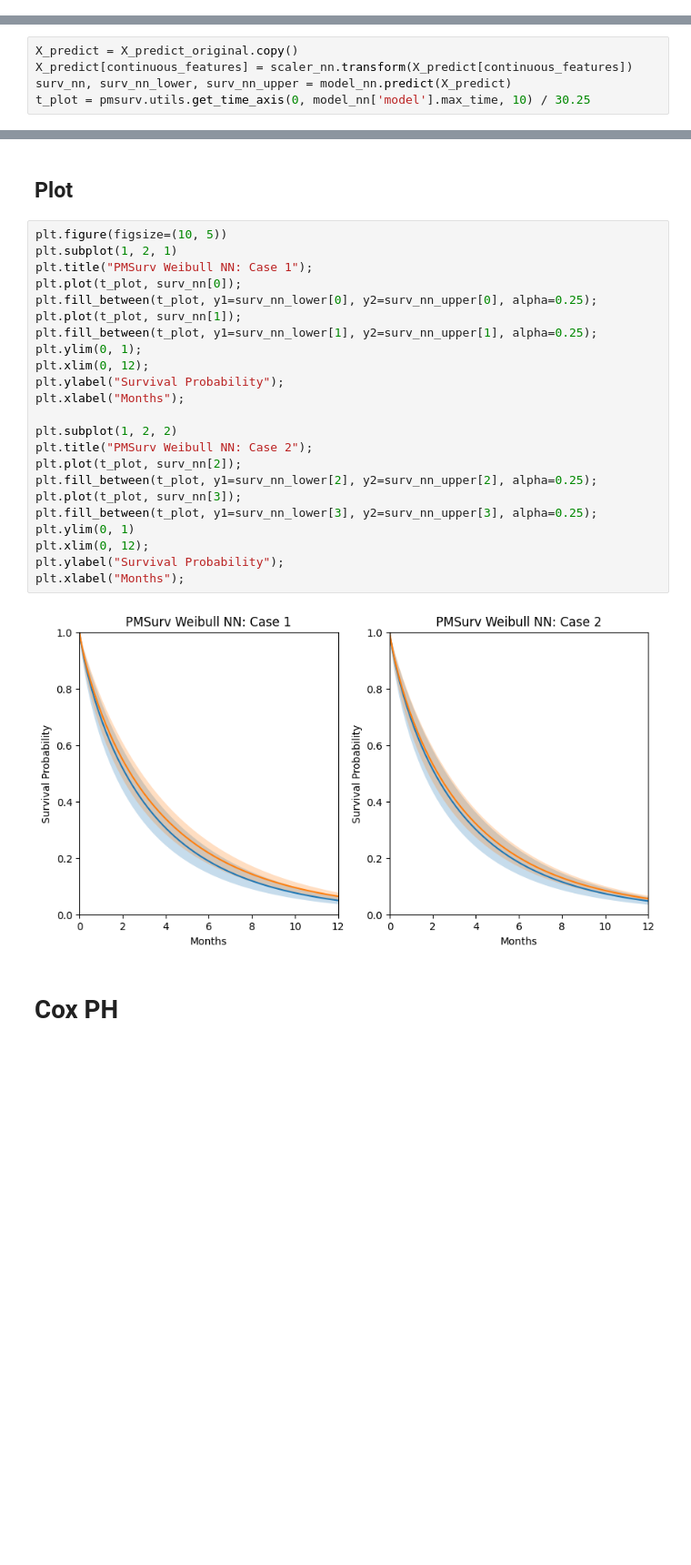
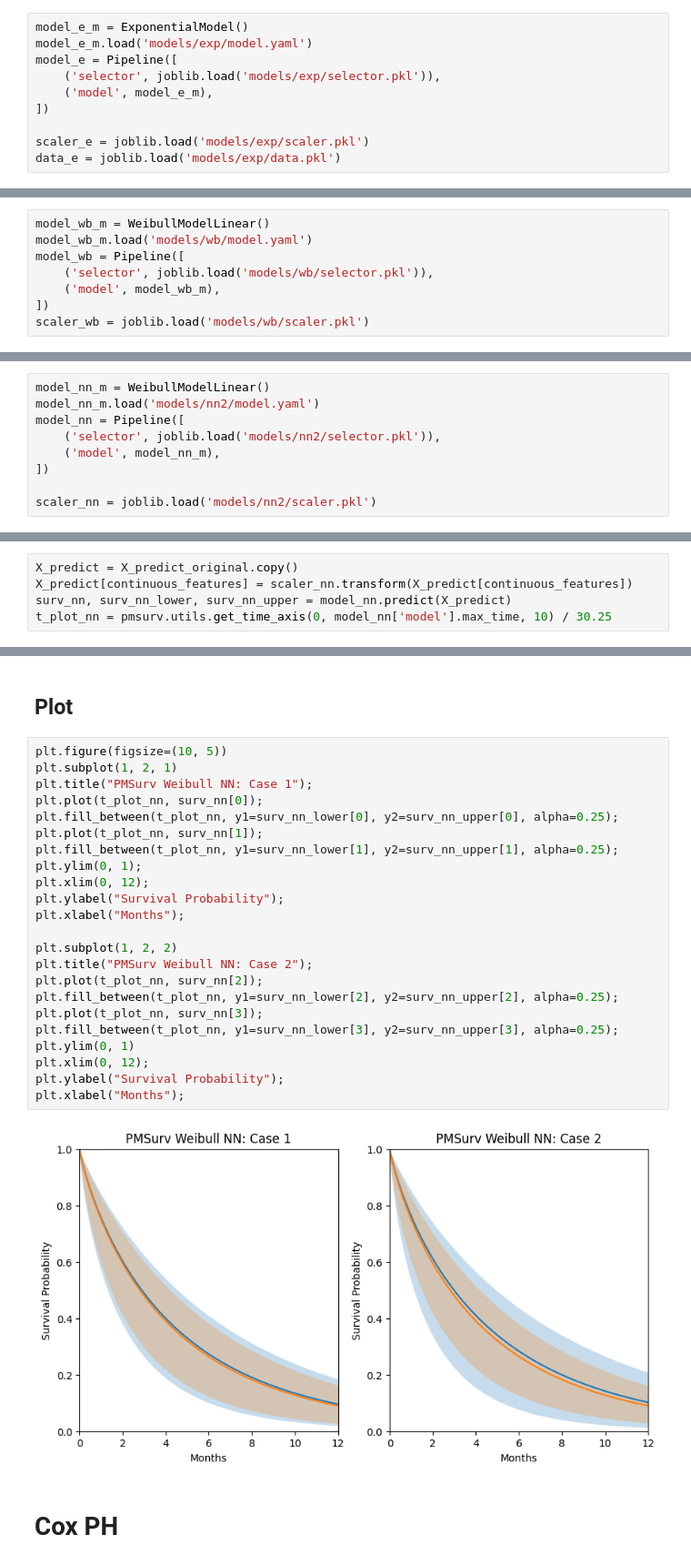
Before and after one commit to ipa/pymc-survival, a Jupyter notebook: examples/notebooks/example_uncertainty.ipynb, the cells around one changed output, grey strips where cells are left out. Shown: that part at 91% size. Saved outputs shown, nothing was run; the diff lists cells and outputs as text; blank space fills up the shorter version.

Commit message:
uncertainty plots

```diff
--- a/examples/notebooks/example_uncertainty.ipynb
+++ b/examples/notebooks/example_uncertainty.ipynb
@@ -225 +129,11 @@ score 0.600
+# %%
+model_e_m = ExponentialModel()
+model_e_m.load('models/exp/model.yaml')
+model_e = Pipeline([
+    ('selector', joblib.load('models/exp/selector.pkl')),
+    ('model', model_e_m),
+])
+
+scaler_e = joblib.load('models/exp/scaler.pkl')
+data_e = joblib.load('models/exp/data.pkl')
 # %%
@@ -441,0 +187,8 @@ store:  {'k_coefs': False, 'uncertainty': [], 'lambda_mu': 1, 'lambda_sd': 1, 'k
+# %%
+model_wb_m = WeibullModelLinear()
+model_wb_m.load('models/wb/model.yaml')
+model_wb = Pipeline([
+    ('selector', joblib.load('models/wb/selector.pkl')),
+    ('model', model_wb_m),
+])
+scaler_wb = joblib.load('models/wb/scaler.pkl')
@@ -658,0 +247,9 @@ score 0.678
+# %%
+model_nn_m = WeibullModelLinear()
+model_nn_m.load('models/nn2/model.yaml')
+model_nn = Pipeline([
+    ('selector', joblib.load('models/nn2/selector.pkl')),
+    ('model', model_nn_m),
+])
+
+scaler_nn = joblib.load('models/nn2/scaler.pkl')
@@ -660,5 +259,5 @@ score 0.678
 X_predict = X_predict_original.copy()
 X_predict[continuous_features] = scaler_nn.transform(X_predict[continuous_features])
 surv_nn, surv_nn_lower, surv_nn_upper = model_nn.predict(X_predict)
-t_plot = pmsurv.utils.get_time_axis(0, model_nn['model'].max_time, 10) / 30.25
+t_plot_nn = pmsurv.utils.get_time_axis(0, model_nn['model'].max_time, 10) / 30.25
 # %% [output]
@@ -669,28 +268,28 @@ INFO:pymc:Sampling: []
 # %%
 plt.figure(figsize=(10, 5))
 plt.subplot(1, 2, 1)
 plt.title("PMSurv Weibull NN: Case 1");
-plt.plot(t_plot, surv_nn[0]);
-plt.fill_between(t_plot, y1=surv_nn_lower[0], y2=surv_nn_upper[0], alpha=0.25);
-plt.plot(t_plot, surv_nn[1]);
-plt.fill_between(t_plot, y1=surv_nn_lower[1], y2=surv_nn_upper[1], alpha=0.25);
+plt.plot(t_plot_nn, surv_nn[0]);
+plt.fill_between(t_plot_nn, y1=surv_nn_lower[0], y2=surv_nn_upper[0], alpha=0.25);
+plt.plot(t_plot_nn, surv_nn[1]);
+plt.fill_between(t_plot_nn, y1=surv_nn_lower[1], y2=surv_nn_upper[1], alpha=0.25);
 plt.ylim(0, 1);
 plt.xlim(0, 12);
 plt.ylabel("Survival Probability");
 plt.xlabel("Months");
 
 plt.subplot(1, 2, 2)
 plt.title("PMSurv Weibull NN: Case 2");
-plt.plot(t_plot, surv_nn[2]);
-plt.fill_between(t_plot, y1=surv_nn_lower[2], y2=surv_nn_upper[2], alpha=0.25);
-plt.plot(t_plot, surv_nn[3]);
-plt.fill_between(t_plot, y1=surv_nn_lower[3], y2=surv_nn_upper[3], alpha=0.25);
+plt.plot(t_plot_nn, surv_nn[2]);
+plt.fill_between(t_plot_nn, y1=surv_nn_lower[2], y2=surv_nn_upper[2], alpha=0.25);
+plt.plot(t_plot_nn, surv_nn[3]);
+plt.fill_between(t_plot_nn, y1=surv_nn_lower[3], y2=surv_nn_upper[3], alpha=0.25);
 plt.ylim(0, 1)
 plt.xlim(0, 12);
 plt.ylabel("Survival Probability");
 plt.xlabel("Months");
 # %% [output]
-[figure, old version]
+[figure, new version]
 # %% [markdown]
 # Cox PH
 # %%
```
Also changed, not shown: parts of 60 cells of this notebook, 1 other file.
